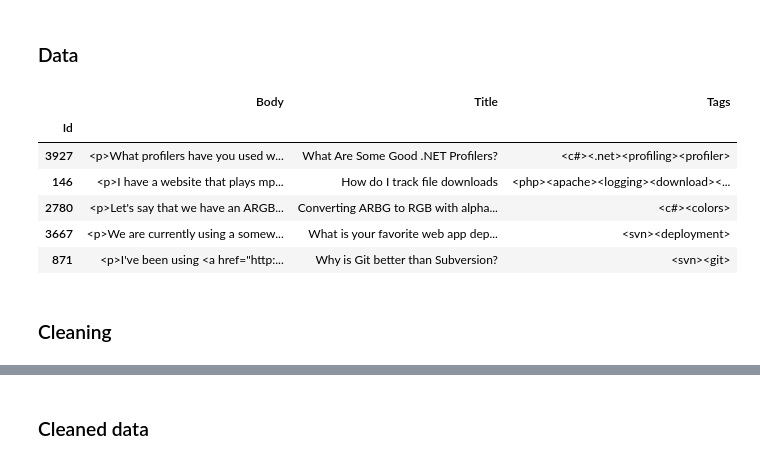
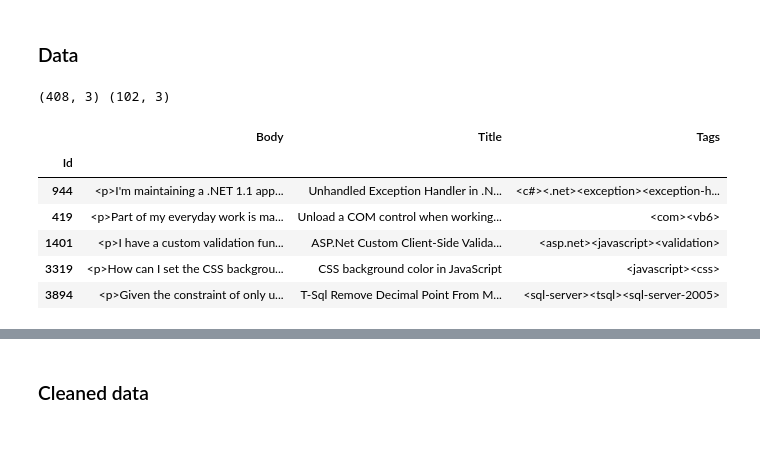
Before and after one commit to 0-tree/OCDataSciencePath, a Jupyter notebook: Project6/Work/dev_dataDownloadAndCleaning.ipynb, the cells around one changed output, grey strips where cells are left out. Saved outputs shown, nothing was run; the diff lists cells and outputs as text; code cells hidden in the pictures.

```diff
--- a/Project6/Work/dev_dataDownloadAndCleaning.ipynb
+++ b/Project6/Work/dev_dataDownloadAndCleaning.ipynb
@@ -53,15 +55,3 @@ else:
 # %%
 filename = 'QueryResults_light.csv'
 df = pd.read_csv(pathToDataDir+filename,index_col='Id')
-# %%
-df.sample(5)
-# %% [output]
-|  | Body | Title | Tags |
-| Id |  |  |  |
-| 3927 | <p>What profilers have you used w... | What Are Some Good .NET Profilers? | <c#><.net><profiling><profiler> |
-| 146 | <p>I have a website that plays mp... | How do I track file downloads | <php><apache><logging><download><... |
-| 2780 | <p>Let's say that we have an ARGB... | Converting ARBG to RGB with alpha... | <c#><colors> |
-| 3667 | <p>We are currently using a somew... | What is your favorite web app dep... | <svn><deployment> |
-| 871 | <p>I've been using <a href="http:... | Why is Git better than Subversion? | <svn><git> |
-# %% [markdown]
-### Cleaning
@@ -114,0 +62,12 @@ def basicTagTextCleaner(tagText):
+# %%
+print(df_train.shape,df_test.shape)
+df_train.sample(5)
+# %% [output]
+(408, 3) (102, 3)
+|  | Body | Title | Tags |
+| Id |  |  |  |
+| 944 | <p>I'm maintaining a .NET 1.1 app... | Unhandled Exception Handler in .N... | <c#><.net><exception><exception-h... |
+| 419 | <p>Part of my everyday work is ma... | Unload a COM control when working... | <com><vb6> |
+| 1401 | <p>I have a custom validation fun... | ASP.Net Custom Client-Side Valida... | <asp.net><javascript><validation> |
+| 3319 | <p>How can I set the CSS backgrou... | CSS background color in JavaScript | <javascript><css> |
+| 3894 | <p>Given the constraint of only u... | T-Sql Remove Decimal Point From M... | <sql-server><tsql><sql-server-2005> |
```
Also changed, not shown: parts of 25 cells of this notebook.
